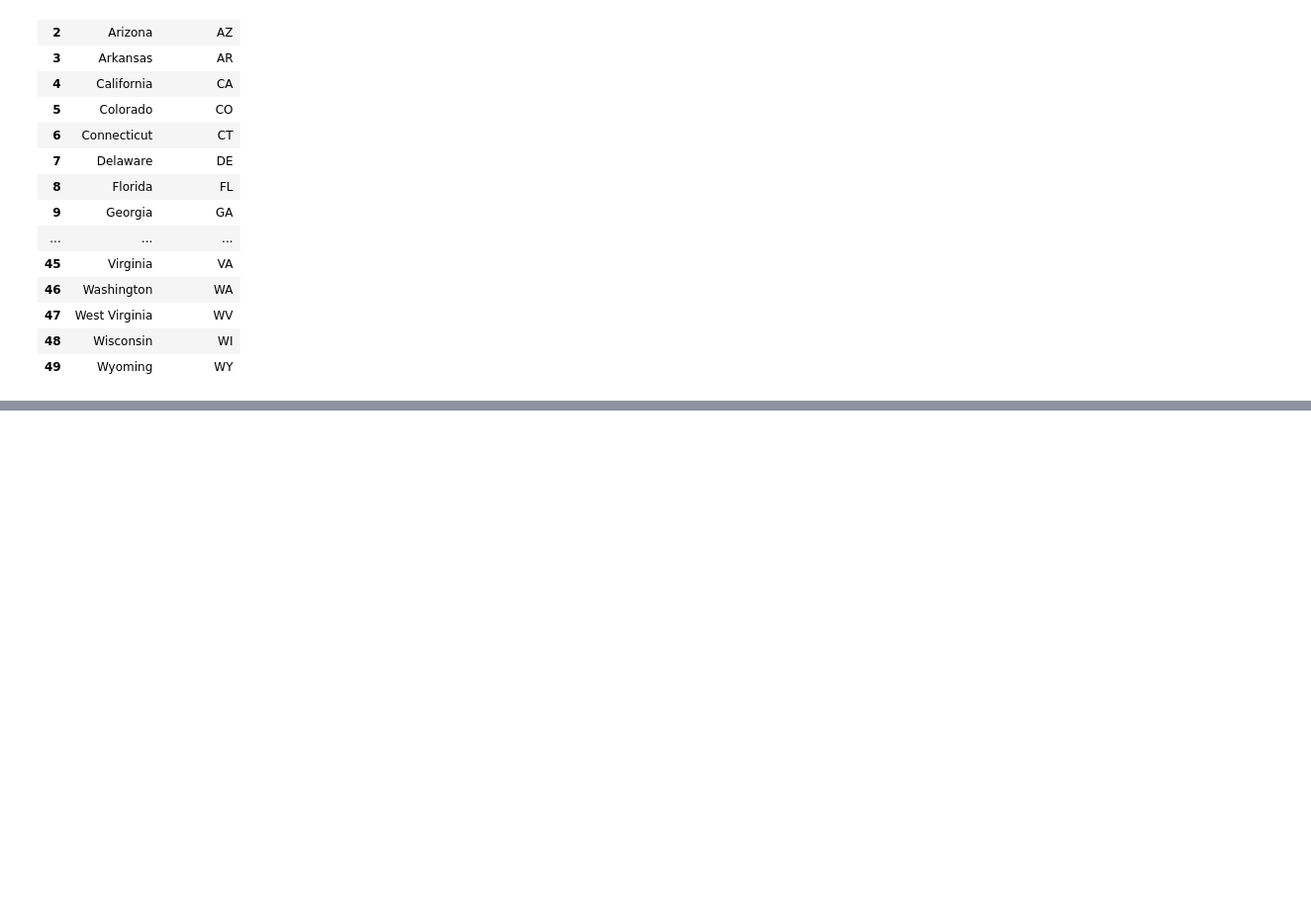
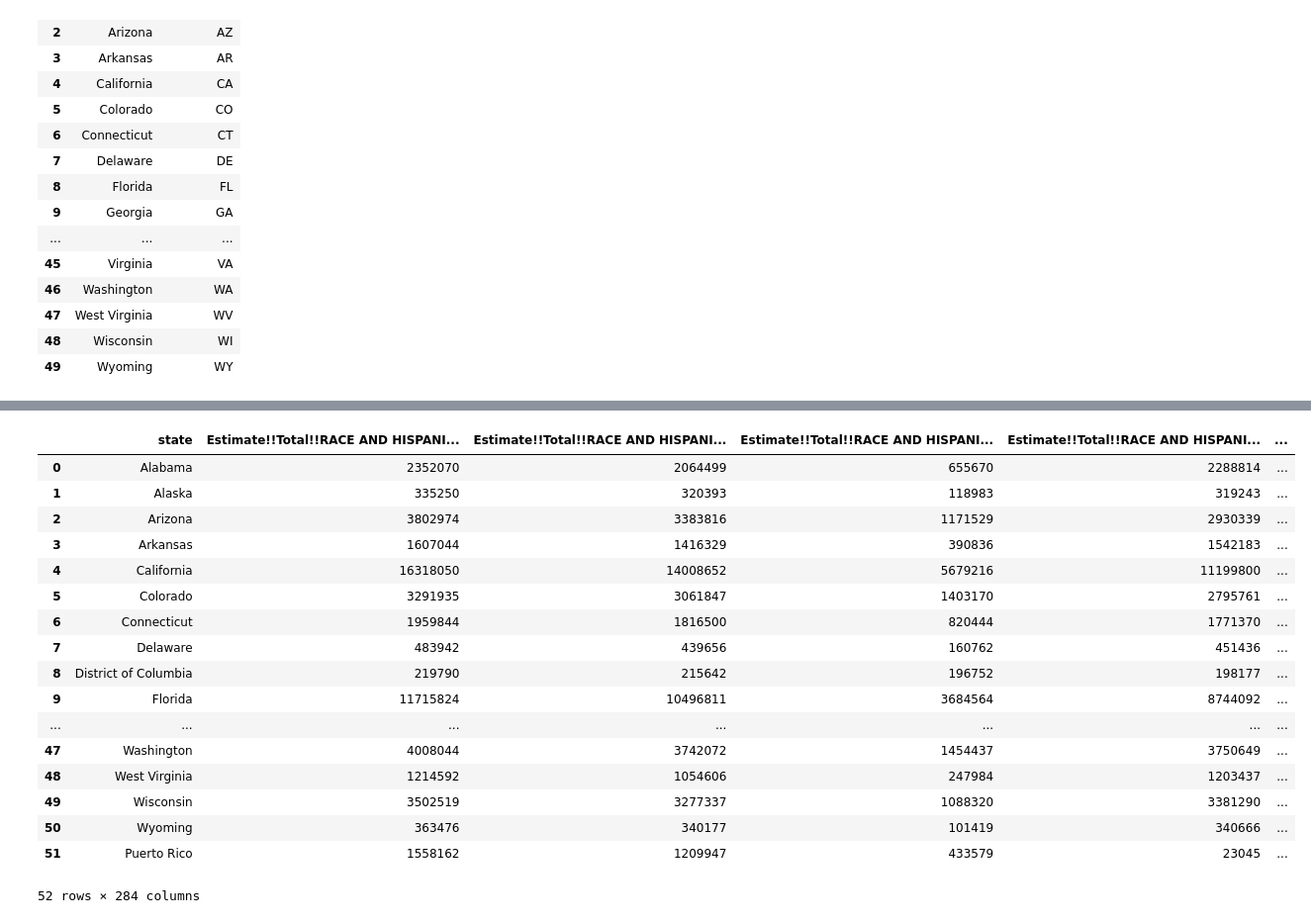
Before and after one commit to SepehrAkbari/enrollment-cliff, a Jupyter notebook: data/cleaner.ipynb, the cells around one changed output, grey strips where cells are left out. Shown at 99% size. Drawn from its saved outputs; the diff is of its cells as text; code cells hidden in the pictures; blank space fills up the shorter version.

```diff
--- a/data/cleaner.ipynb
+++ b/data/cleaner.ipynb
@@ -465,0 +622,66 @@ result
+# %%
+sl2018_new = pd.read_csv("populationData/sll2018_new.csv")
+sl2019_new = pd.read_csv("populationData/sll2019_new.csv")
+sl2020_new = pd.read_csv("populationData/sll2020_new.csv")
+sl2021_new = pd.read_csv("populationData/sll2021_new.csv")
+sl2022_new = pd.read_csv("populationData/sll2022_new.csv")
+sl2023_new = pd.read_csv("populationData/sll2023_new.csv")
+states = pd.read_excel("states_final/sepehr_states.xlsx")
+
+
+dfs = [sl2018_new, sl2019_new, sl2020_new, sl2021_new, sl2022_new, sl2023_new]
+for df in dfs:
+    df.drop(columns=['stateAbbr',], inplace=True)
+merged_df = dfs[0]
+for df in dfs[1:]:
+    merged_df = pd.merge(merged_df, df, on='state', how='outer')
+
+states = states.merge(merged_df, on='state', how='outer')
+states.to_excel("states_final/sepehr_states.xlsx", index=False)
+# %%
+sl2018 = pd.read_csv("ACSST5Y2018.S1501-Data.csv", skiprows=1)
+sl2019 = pd.read_csv("ACSST5Y2019.S1501-Data.csv", skiprows=1)
+sl2020 = pd.read_csv("ACSST5Y2020.S1501-Data.csv", skiprows=1)
+sl2021 = pd.read_csv("ACSST5Y2021.S1501-Data.csv", skiprows=1)
+sl2022 = pd.read_csv("ACSST5Y2022.S1501-Data.csv", skiprows=1)
+sl2023 = pd.read_csv("ACSST5Y2023.S1501-Data.csv", skiprows=1)
+
+for df in [sl2018, sl2019, sl2020, sl2021, sl2022, sl2023]:
+    df.drop(columns=[col for col in df.columns if col.startswith("Margin of Error")], inplace=True)
+    df.drop(columns=['Geography'], inplace=True)
+    df.rename(columns={'Geographic Area Name': 'state'}, inplace=True)
+
+for df in [sl2018, sl2019, sl2020, sl2021, sl2022, sl2023]:
+    columns_to_drop = []
+    for col in df.columns:
+        if df[col].astype(str).str.contains(r'\(X\)').any():
+            columns_to_drop.append(col)
+        # drop columns that start with 'Estimate!!Total!!AGE BY EDUCATIONAL ATTAINMENT!!Population'
+        if col.startswith('Estimate!!Total!!Population'):
+            columns_to_drop.append(col)
+        if col.startswith('Estimate!!Total!!AGE BY EDUCATIONAL ATTAINMENT!!Population'):
+            columns_to_drop.append(col)
+
+    if columns_to_drop:
+        df.drop(columns=columns_to_drop, inplace=True)
+
+sl2019
+# %% [output]
+|  | state | Estimate!!Total!!RACE AND HISPANI... | Estimate!!Total!!RACE AND HISPANI... | Estimate!!Total!!RACE AND HISPANI... | Estimate!!Total!!RACE AND HISPANI... | ... |
+| 0 | Alabama | 2352070 | 2064499 | 655670 | 2288814 | ... |
+| 1 | Alaska | 335250 | 320393 | 118983 | 319243 | ... |
+| 2 | Arizona | 3802974 | 3383816 | 1171529 | 2930339 | ... |
+| 3 | Arkansas | 1607044 | 1416329 | 390836 | 1542183 | ... |
+| 4 | California | 16318050 | 14008652 | 5679216 | 11199800 | ... |
+| 5 | Colorado | 3291935 | 3061847 | 1403170 | 2795761 | ... |
+| 6 | Connecticut | 1959844 | 1816500 | 820444 | 1771370 | ... |
+| 7 | Delaware | 483942 | 439656 | 160762 | 451436 | ... |
+| 8 | District of Columbia | 219790 | 215642 | 196752 | 198177 | ... |
+| 9 | Florida | 11715824 | 10496811 | 3684564 | 8744092 | ... |
+| ... | ... | ... | ... | ... | ... | ... |
+| 47 | Washington | 4008044 | 3742072 | 1454437 | 3750649 | ... |
+| 48 | West Virginia | 1214592 | 1054606 | 247984 | 1203437 | ... |
+| 49 | Wisconsin | 3502519 | 3277337 | 1088320 | 3381290 | ... |
+| 50 | Wyoming | 363476 | 340177 | 101419 | 340666 | ... |
+| 51 | Puerto Rico | 1558162 | 1209947 | 433579 | 23045 | ... |
+52 rows × 284 columns
```
Also changed, not shown: parts of 13 cells of this notebook, 25 other files.
